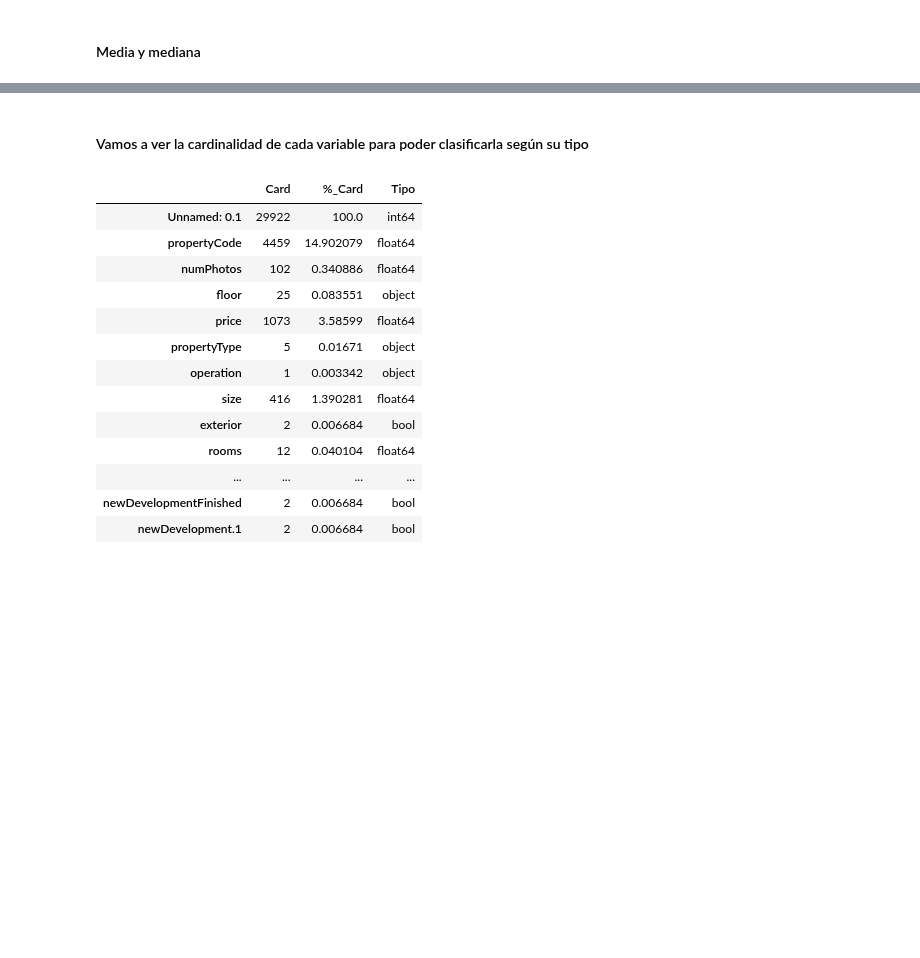
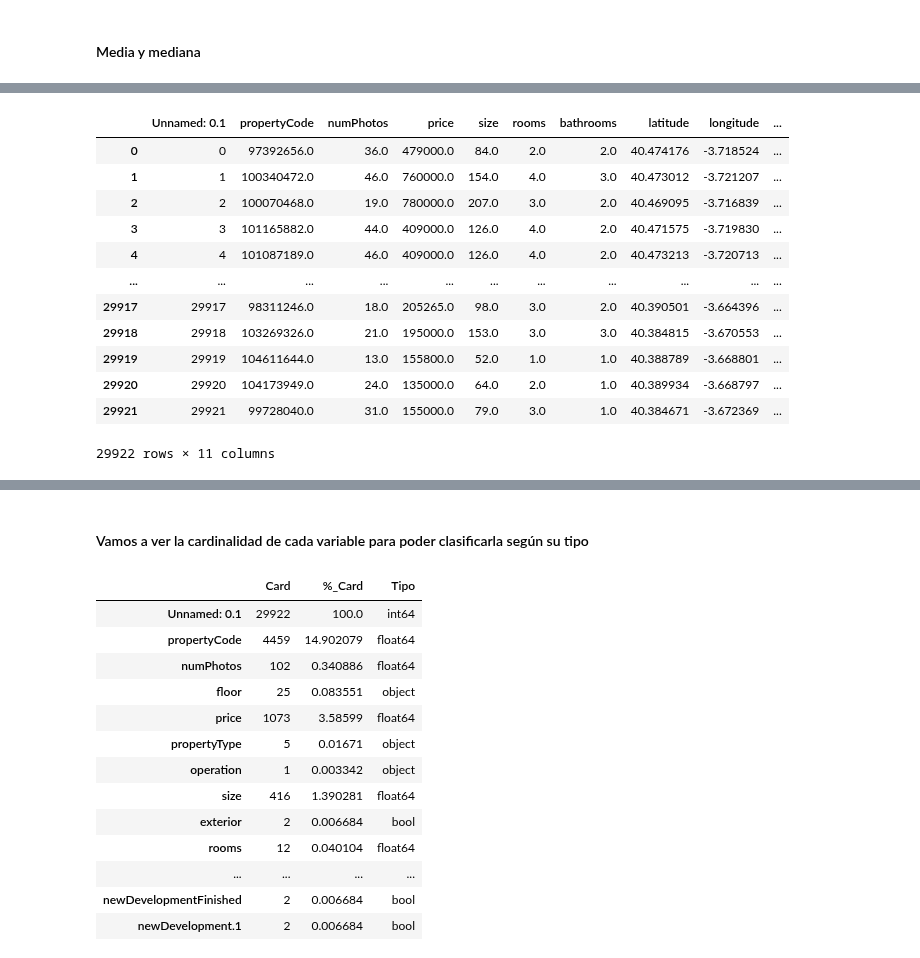
Before and after one commit to asgr29/EDA_Inmuebles_Idealista, a Jupyter notebook: src/notebooks/notebook-eda.ipynb, the cells around one changed output, grey strips where cells are left out. Cells and saved outputs as stored; diff of their text form; code cells hidden in the pictures; blank space fills up the shorter version.

```diff
--- a/src/notebooks/notebook-eda.ipynb
+++ b/src/notebooks/notebook-eda.ipynb
@@ -1831,0 +1856,18 @@ for col in columnas_moda:
+# %%
+numéricas = df_raw.select_dtypes(include=['number'])
+# %%
+numéricas
+# %% [output]
+|  | Unnamed: 0.1 | propertyCode | numPhotos | price | size | rooms | bathrooms | latitude | longitude | ... |
+| 0 | 0 | 97392656.0 | 36.0 | 479000.0 | 84.0 | 2.0 | 2.0 | 40.474176 | -3.718524 | ... |
+| 1 | 1 | 100340472.0 | 46.0 | 760000.0 | 154.0 | 4.0 | 3.0 | 40.473012 | -3.721207 | ... |
+| 2 | 2 | 100070468.0 | 19.0 | 780000.0 | 207.0 | 3.0 | 2.0 | 40.469095 | -3.716839 | ... |
+| 3 | 3 | 101165882.0 | 44.0 | 409000.0 | 126.0 | 4.0 | 2.0 | 40.471575 | -3.719830 | ... |
+| 4 | 4 | 101087189.0 | 46.0 | 409000.0 | 126.0 | 4.0 | 2.0 | 40.473213 | -3.720713 | ... |
+| ... | ... | ... | ... | ... | ... | ... | ... | ... | ... | ... |
+| 29917 | 29917 | 98311246.0 | 18.0 | 205265.0 | 98.0 | 3.0 | 2.0 | 40.390501 | -3.664396 | ... |
+| 29918 | 29918 | 103269326.0 | 21.0 | 195000.0 | 153.0 | 3.0 | 3.0 | 40.384815 | -3.670553 | ... |
+| 29919 | 29919 | 104611644.0 | 13.0 | 155800.0 | 52.0 | 1.0 | 1.0 | 40.388789 | -3.668801 | ... |
+| 29920 | 29920 | 104173949.0 | 24.0 | 135000.0 | 64.0 | 2.0 | 1.0 | 40.389934 | -3.668797 | ... |
+| 29921 | 29921 | 99728040.0 | 31.0 | 155000.0 | 79.0 | 3.0 | 1.0 | 40.384671 | -3.672369 | ... |
+29922 rows × 11 columns
```
Also changed, not shown: parts of 13 cells of this notebook.
